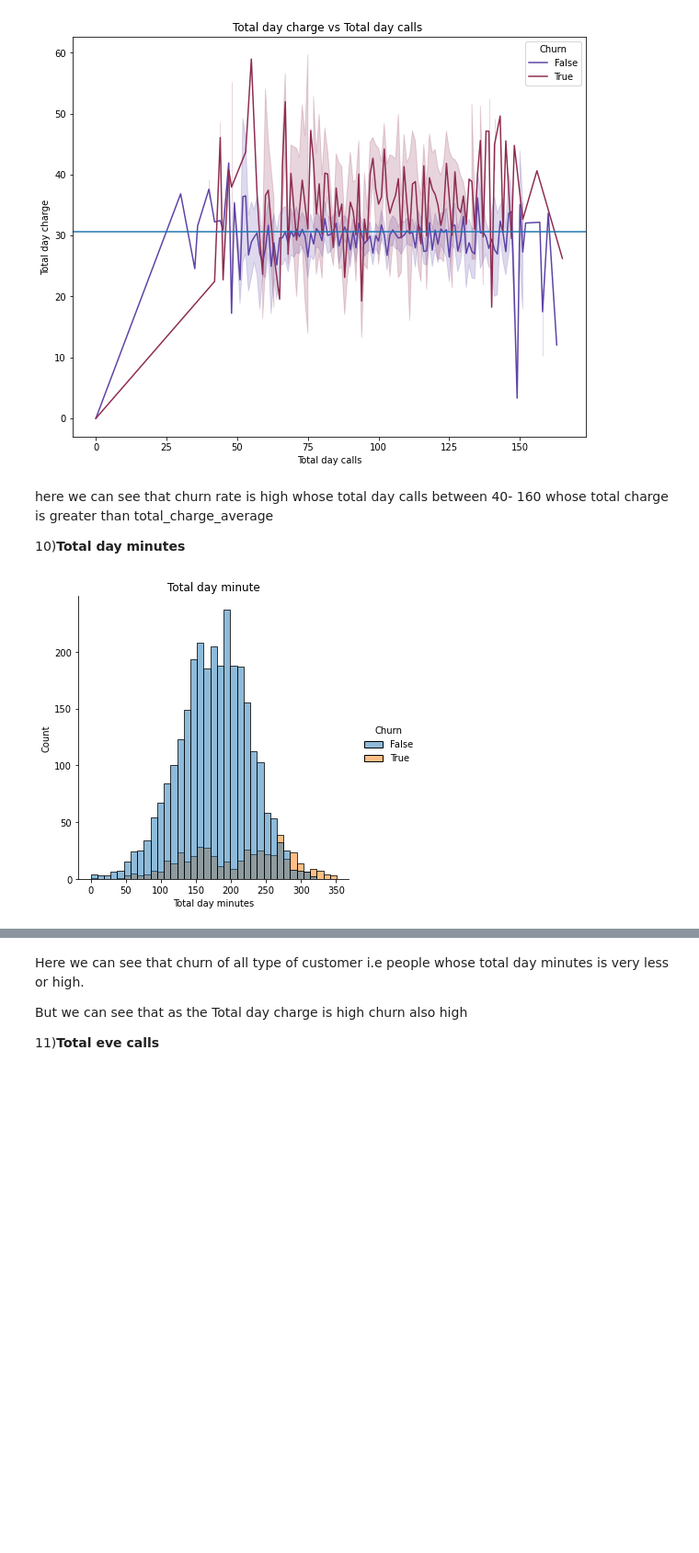
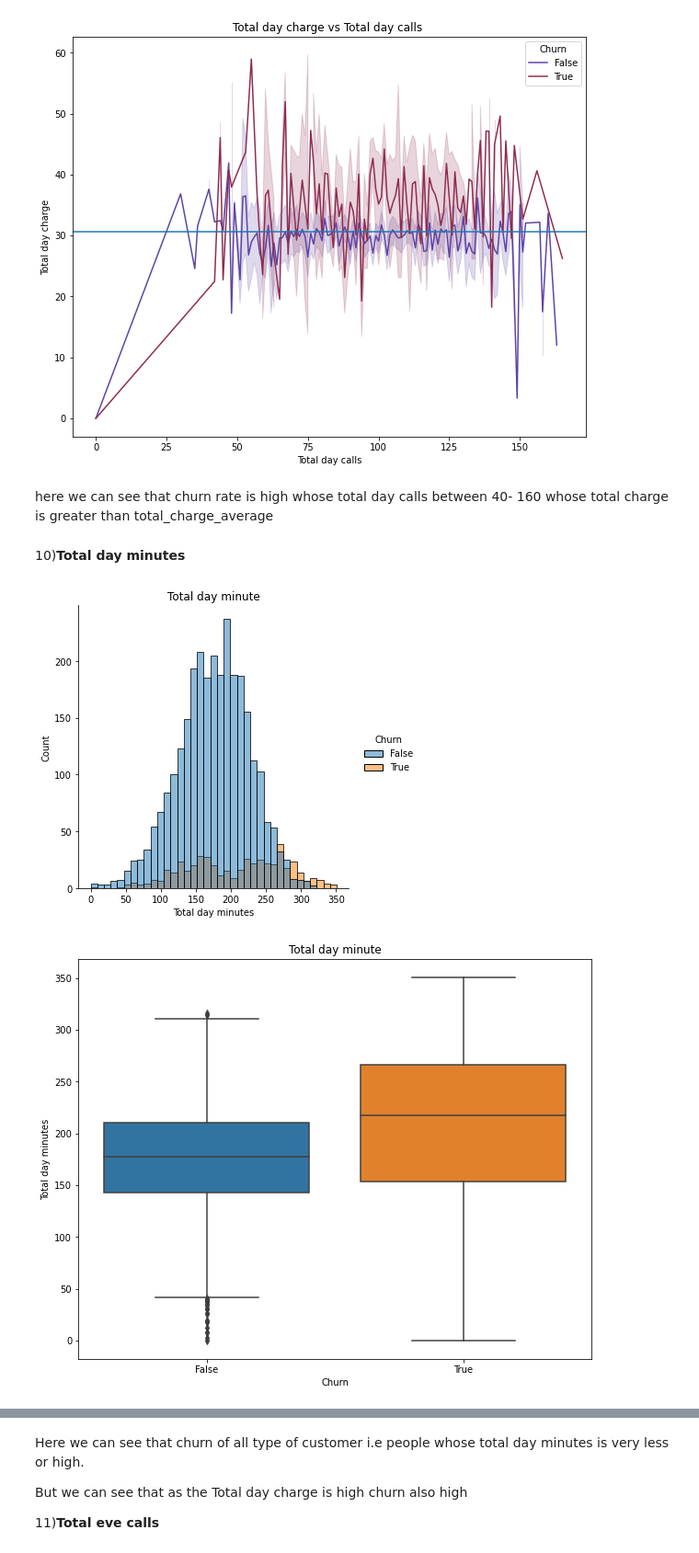
Before and after one commit to pavi-1994/telecom_churn_analysis, a Jupyter notebook: Telecom_Churn_Analysis_Capstone_Project.ipynb, the cells around one changed output, grey strips where cells are left out. Shown at 92% size. Saved outputs shown, nothing was run; the diff lists cells and outputs as text; code cells hidden in the pictures; blank space fills up the shorter version.

```diff
--- a/Telecom_Churn_Analysis_Capstone_Project.ipynb
+++ b/Telecom_Churn_Analysis_Capstone_Project.ipynb
@@ -536,15 +601,23 @@ plt.show()
 [figure]
 # %% [markdown]
 here we can see that churn rate is high whose total day calls between 40- 160 whose total charge is greater than total_charge_average
-
-
-10)**Total day minutes**
+# %% [markdown]
+
+
+10)**Total day minutes**
 # %%
+#visualization using histogram for Total day minutes
 sns.displot(data=telecom_df, x="Total day minutes", hue="Churn")
 plt.title('Total day minute')
 plt.show()
+
+
+sns.boxplot(x='Churn', y='Total day minutes', data=telecom_df)
+plt.title('Total day minute')
+plt.show()
 # %% [output]
 [figure]
+[figure, added]
 # %% [markdown]
 we can see all type of customer i.e there people used for less than 10minutes and also there are people who use  more than 300 minutes.
 
```
Also changed, not shown: parts of 103 cells of this notebook.
